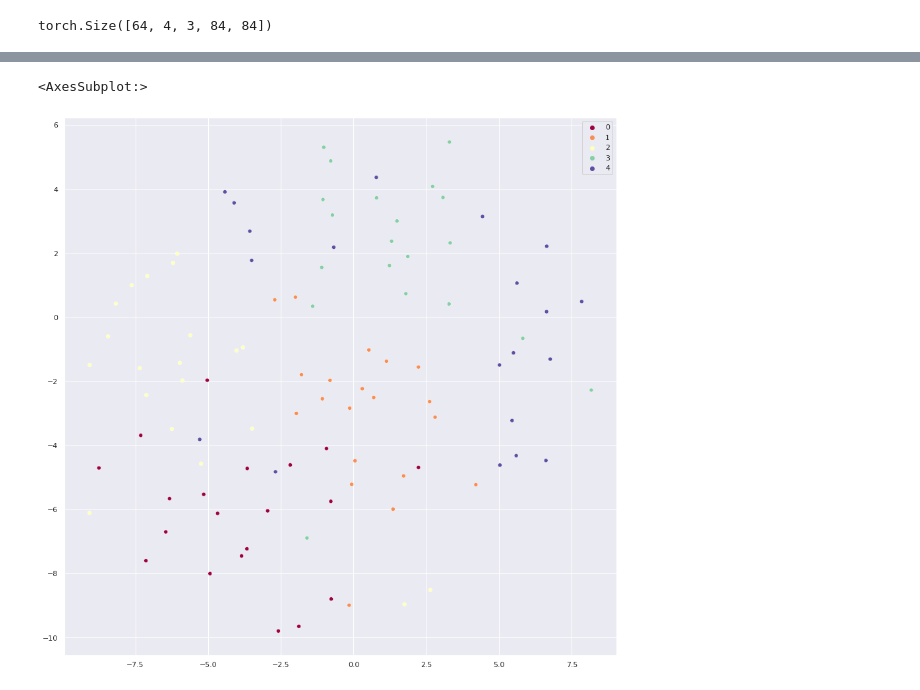
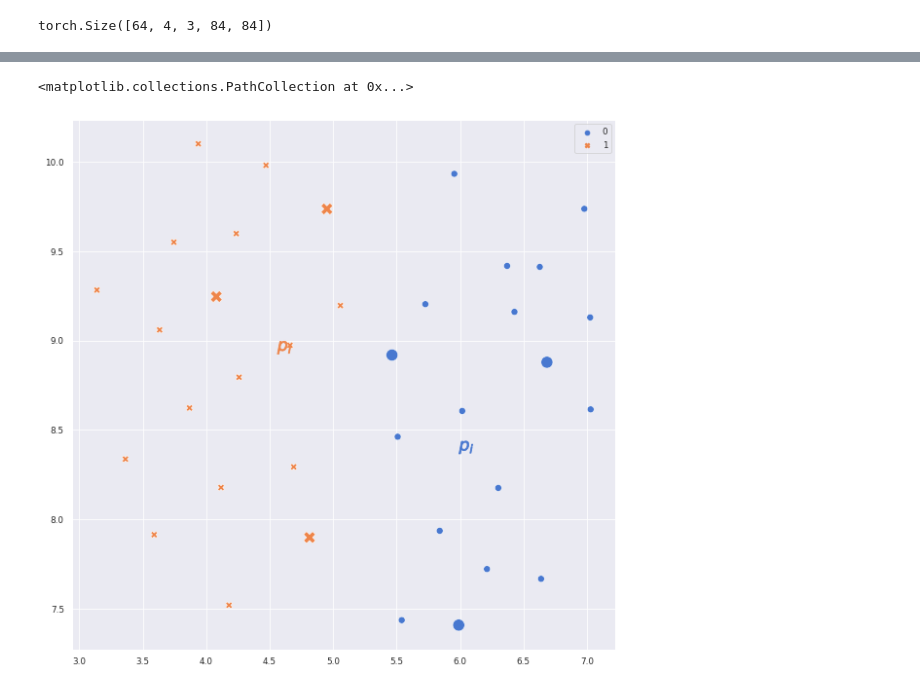
Before and after one commit to ojss/SAMPTransfer, a Jupyter notebook: re_rep_effects.ipynb, the cells around one changed output, grey strips where cells are left out. Drawn from its saved outputs; the diff is of its cells as text; code cells hidden in the pictures.

```diff
--- a/re_rep_effects.ipynb
+++ b/re_rep_effects.ipynb
@@ -196,8 +167,21 @@ z_supp, z_query = model.re_represent(z, 25, 0.5, 0.5, 0.1)
+# %%
+z_supp, z_query = z_o.split([6, 30])
+# %%
+z_supp, z_query = transportation_module(z_supp, z_query)
 # %%
 z = torch.cat([z_supp, z_query])
 # %%
-r = TSNE().fit_transform(z.cpu().detach().numpy())
+r = UMAP(n_neighbors=15).fit_transform(z.cpu().detach().numpy())
+# %%
+tru_y = torch.cat([y_train, y_test])
+s = [150] * y_train.shape[-1] + [50] * y_test.shape[-1]
 # %%
+sns.set(rc={'figure.figsize':(10,10)})
+sns.set_context("paper")
+plot2 = sns.scatterplot(x=r[:, 0], y=r[:, 1], hue=tru_y.cpu().numpy(), palette=sns.color_palette("muted", k), legend="auto", style=tru_y.cpu().numpy(), s=s)
+protos2 = np.split(r, ([6, 30]))[0].reshape(k, -1, 2).mean(1)
+plt.scatter(x=protos2[:, 0], y=protos2[:, 1], c=sns.color_palette("muted", k)[::-1], s=200, marker='$p_i$')
+# sns.scatterplot(x=protos2[:, 0], y=protos2[:, 1], hue=[1, 2, 0], palette=palette, legend="auto", markers=["h", "h", "h"], s=200)
 # %% [output]
-<AxesSubplot:>
+<matplotlib.collections.PathCollection at 0x...>
-[figure, old version]
+[figure, new version]
```
Also changed, not shown: parts of 91 cells of this notebook.
